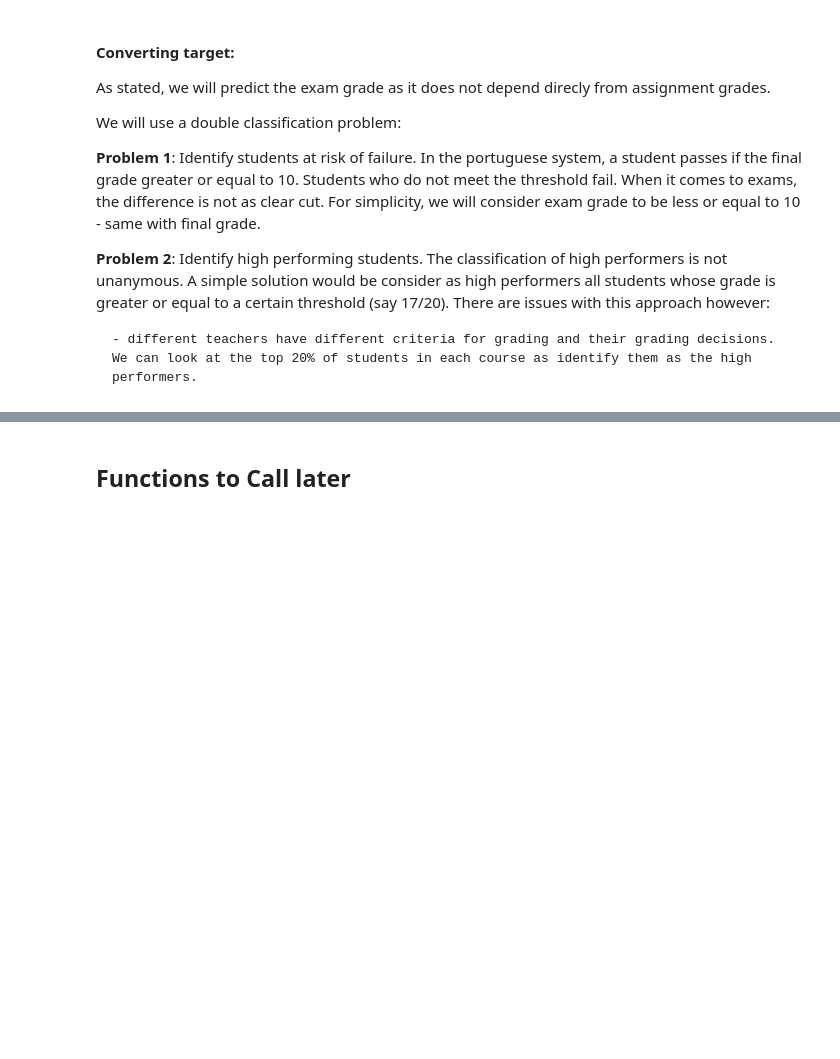
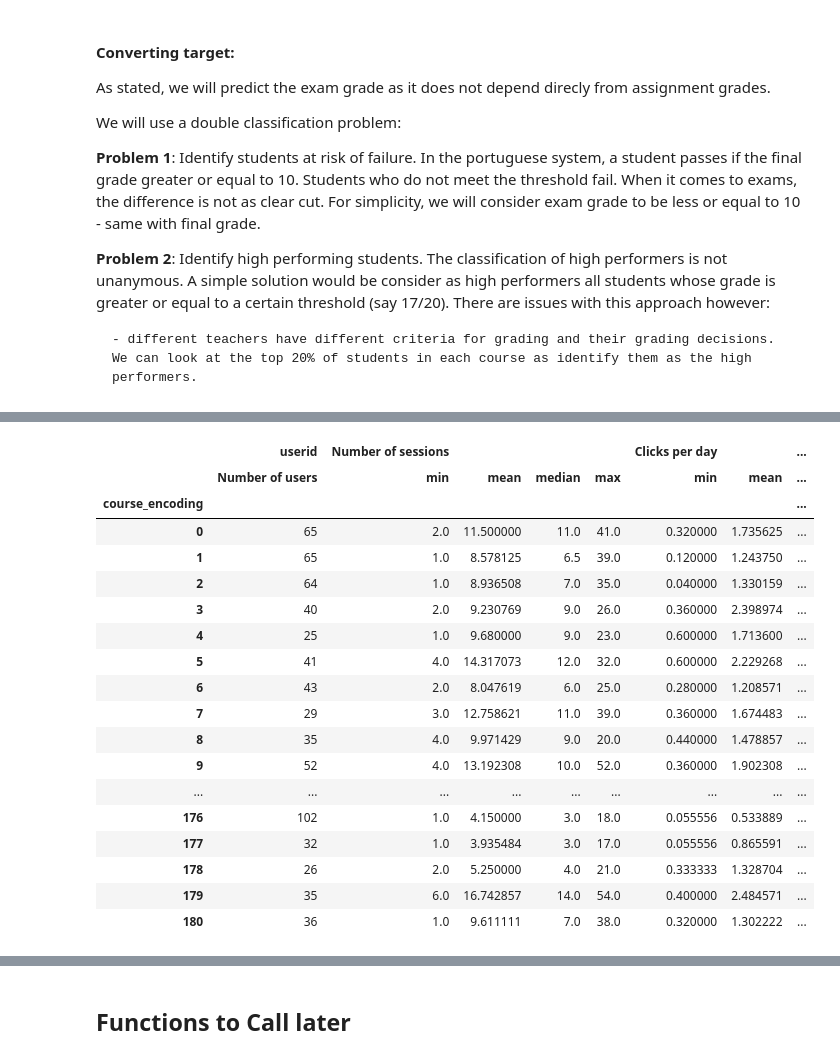
Before and after one commit to RicardoSantos0/timely_accurate_portable, a Jupyter notebook: Notebooks/4.1 Feature Selection and Modelling - Nova IMS.ipynb, the cells around one changed output, grey strips where cells are left out. Cells and saved outputs as stored; diff of their text form; code cells hidden in the pictures; blank space fills up the shorter version.

```diff
--- a/Notebooks/4.1 Feature Selection and Modelling - Nova IMS.ipynb
+++ b/Notebooks/4.1 Feature Selection and Modelling - Nova IMS.ipynb
@@ -226,0 +283,38 @@ course_programs['Date_threshold_100'].describe(include = 'all')
+# %%
+aggregates = course_programs['Date_threshold_10'].groupby('course_encoding').agg({
+                                                                'userid' :  [('Number of users','nunique')],
+                                                                'Number of sessions' : ['min', 'mean', 'median', 'max'],
+                                                                'Clicks per day' : ['min', 'mean', 'median', 'max'],
+                                                                'Days with no interaction (%)' : ['min', 'mean', 'median', 'max'],
+                                                                'exam_fail' : 'mean',
+                                                                'final_fail' : 'mean',
+                                                                'exam_gifted' : 'mean',
+                                                                'final_gifted' : 'mean',
+                                                                    })
+#show all
+with pd.option_context("display.max_rows", None):
+    display(aggregates)
+
+        #same for session features
+aggregates.columns = aggregates.columns.map(flattenHierarchicalCol)
+aggregates.reset_index(inplace = True)
+# %% [output]
+|  | userid | Number of sessions |  |  |  | Clicks per day |  | ... |
+|  | Number of users | min | mean | median | max | min | mean | ... |
+| course_encoding |  |  |  |  |  |  |  | ... |
+| 0 | 65 | 2.0 | 11.500000 | 11.0 | 41.0 | 0.320000 | 1.735625 | ... |
+| 1 | 65 | 1.0 | 8.578125 | 6.5 | 39.0 | 0.120000 | 1.243750 | ... |
+| 2 | 64 | 1.0 | 8.936508 | 7.0 | 35.0 | 0.040000 | 1.330159 | ... |
+| 3 | 40 | 2.0 | 9.230769 | 9.0 | 26.0 | 0.360000 | 2.398974 | ... |
+| 4 | 25 | 1.0 | 9.680000 | 9.0 | 23.0 | 0.600000 | 1.713600 | ... |
+| 5 | 41 | 4.0 | 14.317073 | 12.0 | 32.0 | 0.600000 | 2.229268 | ... |
+| 6 | 43 | 2.0 | 8.047619 | 6.0 | 25.0 | 0.280000 | 1.208571 | ... |
+| 7 | 29 | 3.0 | 12.758621 | 11.0 | 39.0 | 0.360000 | 1.674483 | ... |
+| 8 | 35 | 4.0 | 9.971429 | 9.0 | 20.0 | 0.440000 | 1.478857 | ... |
+| 9 | 52 | 4.0 | 13.192308 | 10.0 | 52.0 | 0.360000 | 1.902308 | ... |
+| ... | ... | ... | ... | ... | ... | ... | ... | ... |
+| 176 | 102 | 1.0 | 4.150000 | 3.0 | 18.0 | 0.055556 | 0.533889 | ... |
+| 177 | 32 | 1.0 | 3.935484 | 3.0 | 17.0 | 0.055556 | 0.865591 | ... |
+| 178 | 26 | 2.0 | 5.250000 | 4.0 | 21.0 | 0.333333 | 1.328704 | ... |
+| 179 | 35 | 6.0 | 16.742857 | 14.0 | 54.0 | 0.400000 | 2.484571 | ... |
+| 180 | 36 | 1.0 | 9.611111 | 7.0 | 38.0 | 0.320000 | 1.302222 | ... |
```
Also changed, not shown: parts of 28 cells of this notebook, 13 other files.
